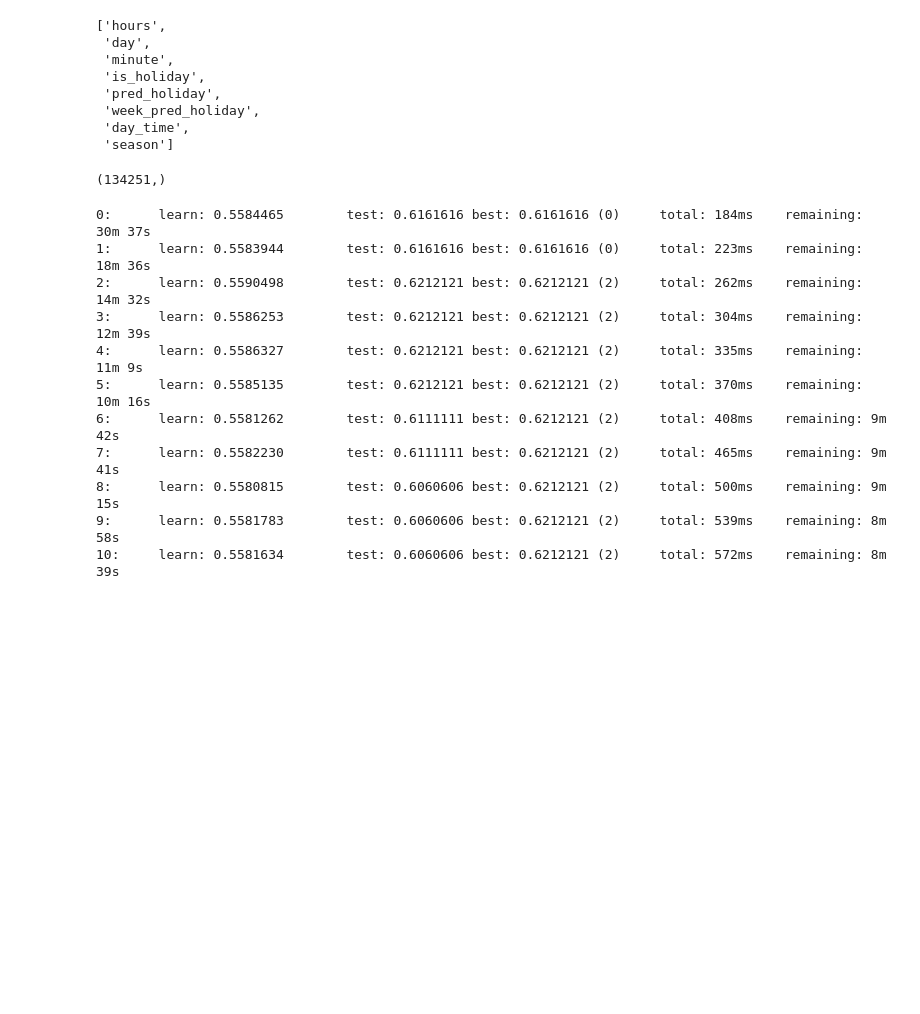
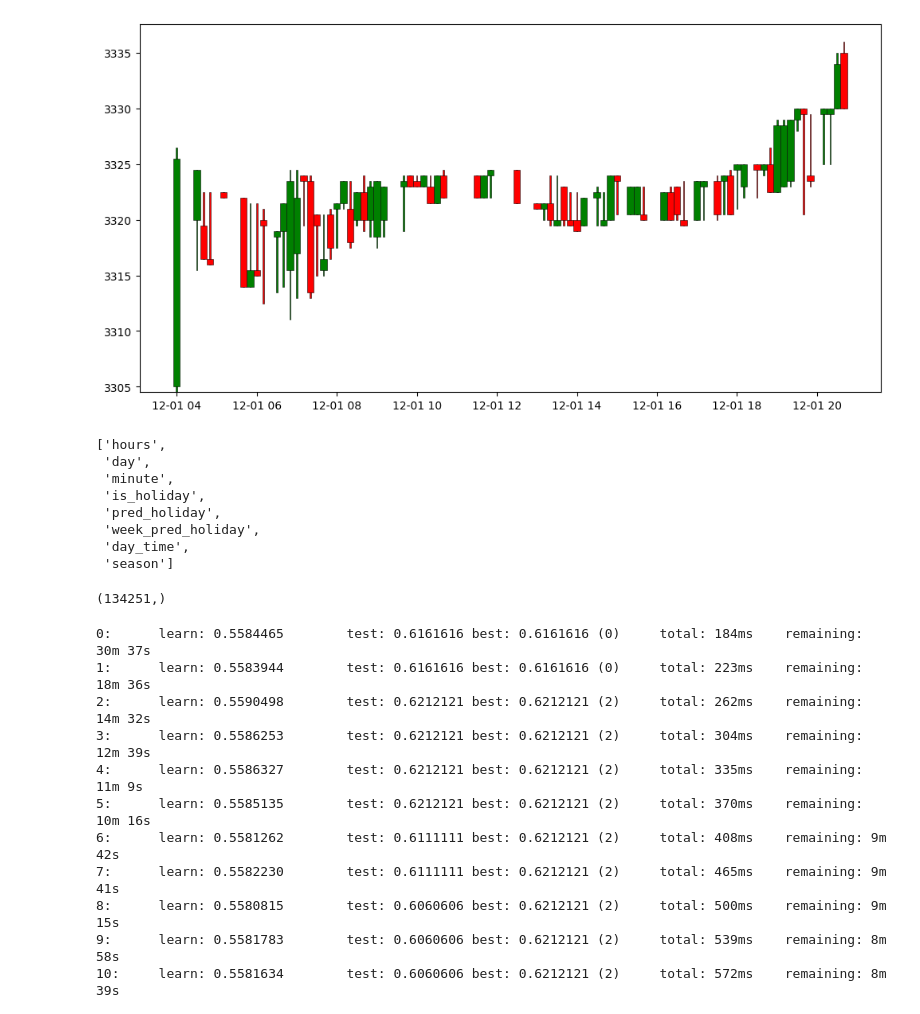
Before and after one commit to Invest-Predict/prices-predictions, a Jupyter notebook: examples/my_bottle_2/example_2.ipynb, the cells around one changed output. Cells and saved outputs as stored; diff of their text form; code cells hidden in the pictures; blank space fills up the shorter version.

```diff
--- a/examples/my_bottle_2/example_2.ipynb
+++ b/examples/my_bottle_2/example_2.ipynb
@@ -25,10 +20,14 @@ import datetime as dt
 # from model.preprocessing import train_valid_split
 # from ..model.model import CatboostFinModel
 # %%
-data = FinData("../datasets/T_yandex_10min.csv")
+data = FinData("../../datasets/T_yandex_10min.csv")
 
 data.insert_all()
-data.make_binary_class_target()
+# data.make_binary_class_target()
+# %%
+data.visualize_time_frame(dt.datetime(2024, 12, 1), dt.datetime(2024, 12, 2))
+# %% [output]
+[figure, added]
 # %%
 data.cat_features
 # %% [output]
```
Also changed, not shown: parts of 2 cells of this notebook, 6 other files.
